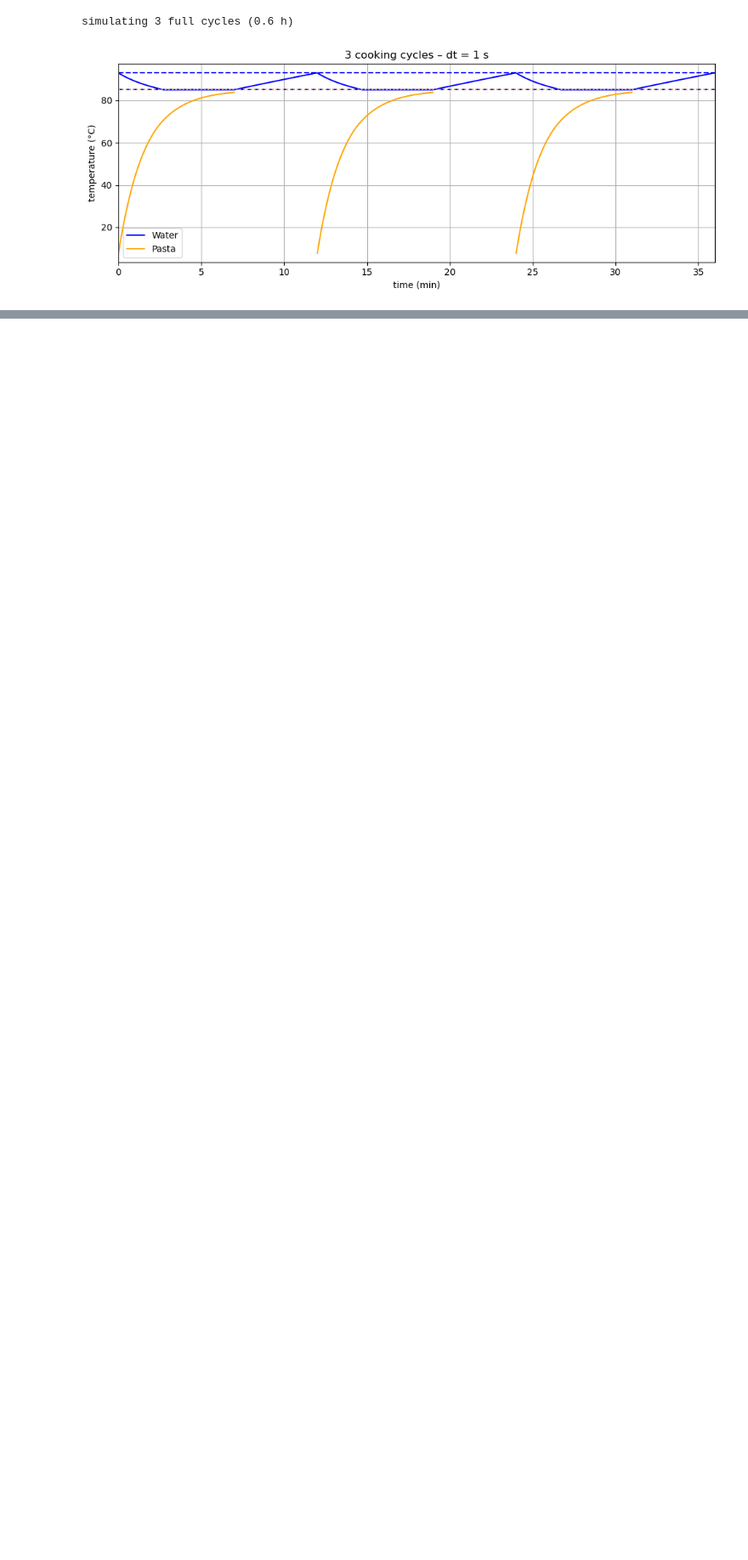
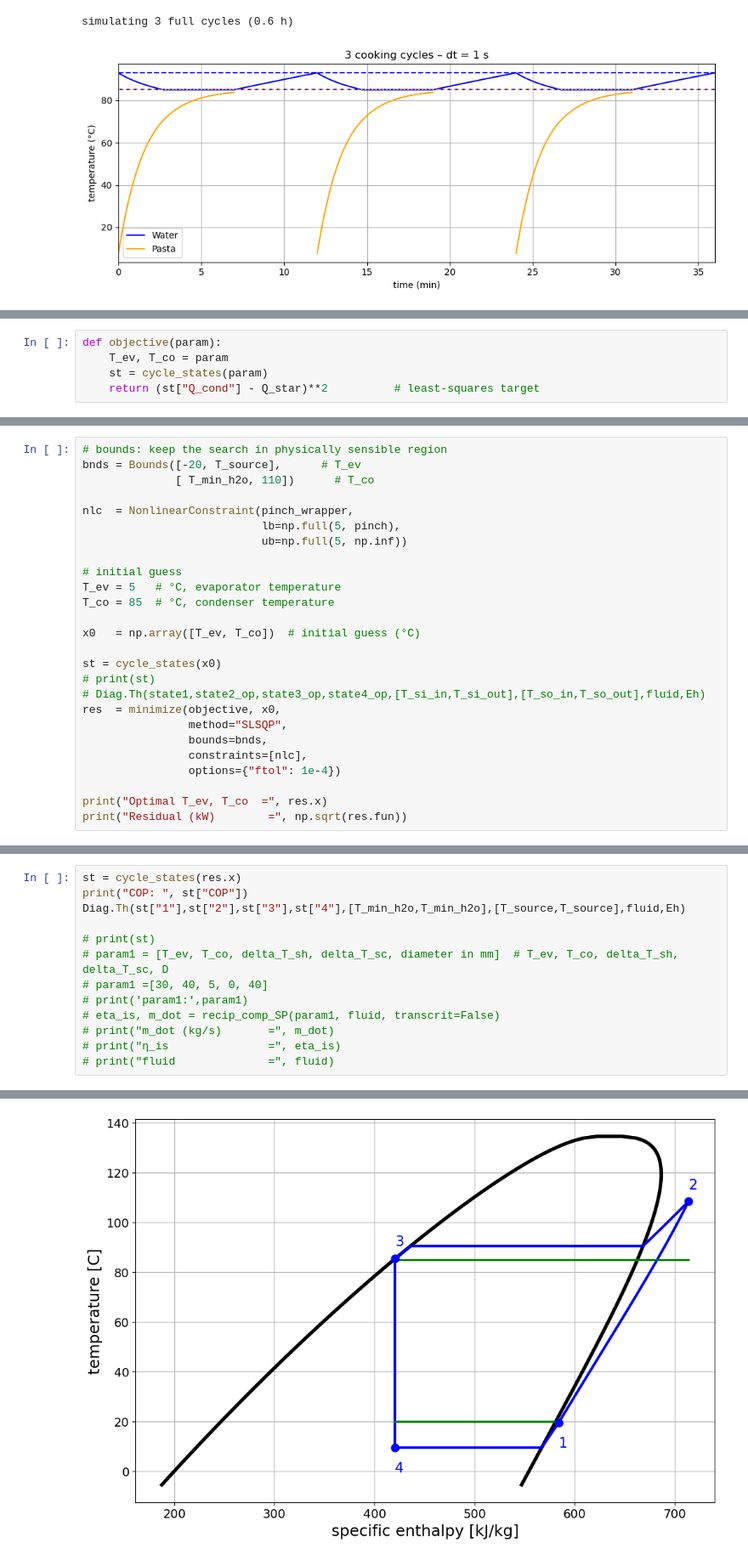
Before and after one commit to kcurumi/SHCT, a Jupyter notebook: Project.ipynb, the cells around one changed output, grey strips where cells are left out. Shown at 85% size. Cells and saved outputs as stored; diff of their text form; blank space fills up the shorter version.

```diff
--- a/Project.ipynb
+++ b/Project.ipynb
@@ -371,0 +498,5 @@ SyntaxError: incomplete input (2238364486.py, line 5)
+# %%
+def objective(param):
+    T_ev, T_co = param
+    st = cycle_states(param)
+    return (st["Q_cond"] - Q_star)**2          # least-squares target
@@ -371,0 +511,26 @@ SyntaxError: incomplete input (2238364486.py, line 5)
+# %%
+# bounds: keep the search in physically sensible region
+bnds = Bounds([-20, T_source],      # T_ev
+              [ T_min_h2o, 110])      # T_co
+
+nlc  = NonlinearConstraint(pinch_wrapper,
+                           lb=np.full(5, pinch),
+                           ub=np.full(5, np.inf))
+
+# initial guess
+T_ev = 5   # °C, evaporator temperature
+T_co = 85  # °C, condenser temperature
+
+x0   = np.array([T_ev, T_co])  # initial guess (°C)
+
+st = cycle_states(x0)
+# print(st)
+# Diag.Th(state1,state2_op,state3_op,state4_op,[T_si_in,T_si_out],[T_so_in,T_so_out],fluid,Eh)
+res  = minimize(objective, x0,
+                method="SLSQP",
+                bounds=bnds,
+                constraints=[nlc],
+                options={"ftol": 1e-4})
+
+print("Optimal T_ev, T_co  =", res.x)
+print("Residual (kW)        =", np.sqrt(res.fun))
@@ -371,0 +555,14 @@ SyntaxError: incomplete input (2238364486.py, line 5)
+# %%
+st = cycle_states(res.x)
+print("COP: ", st["COP"])
+Diag.Th(st["1"],st["2"],st["3"],st["4"],[T_min_h2o,T_min_h2o],[T_source,T_source],fluid,Eh)
+
+# print(st)
+# param1 = [T_ev, T_co, delta_T_sh, delta_T_sc, diameter in mm]  # T_ev, T_co, delta_T_sh, delta_T_sc, D
+# param1 =[30, 40, 5, 0, 40]
+# print('param1:',param1)
+# eta_is, m_dot = recip_comp_SP(param1, fluid, transcrit=False)
+# print("m_dot (kg/s)       =", m_dot)
+# print("η_is               =", eta_is)
+# print("fluid              =", fluid)
+# %% [output]
@@ -371,0 +571 @@ SyntaxError: incomplete input (2238364486.py, line 5)
+[figure, added]
```
Also changed, not shown: parts of 21 cells of this notebook.
